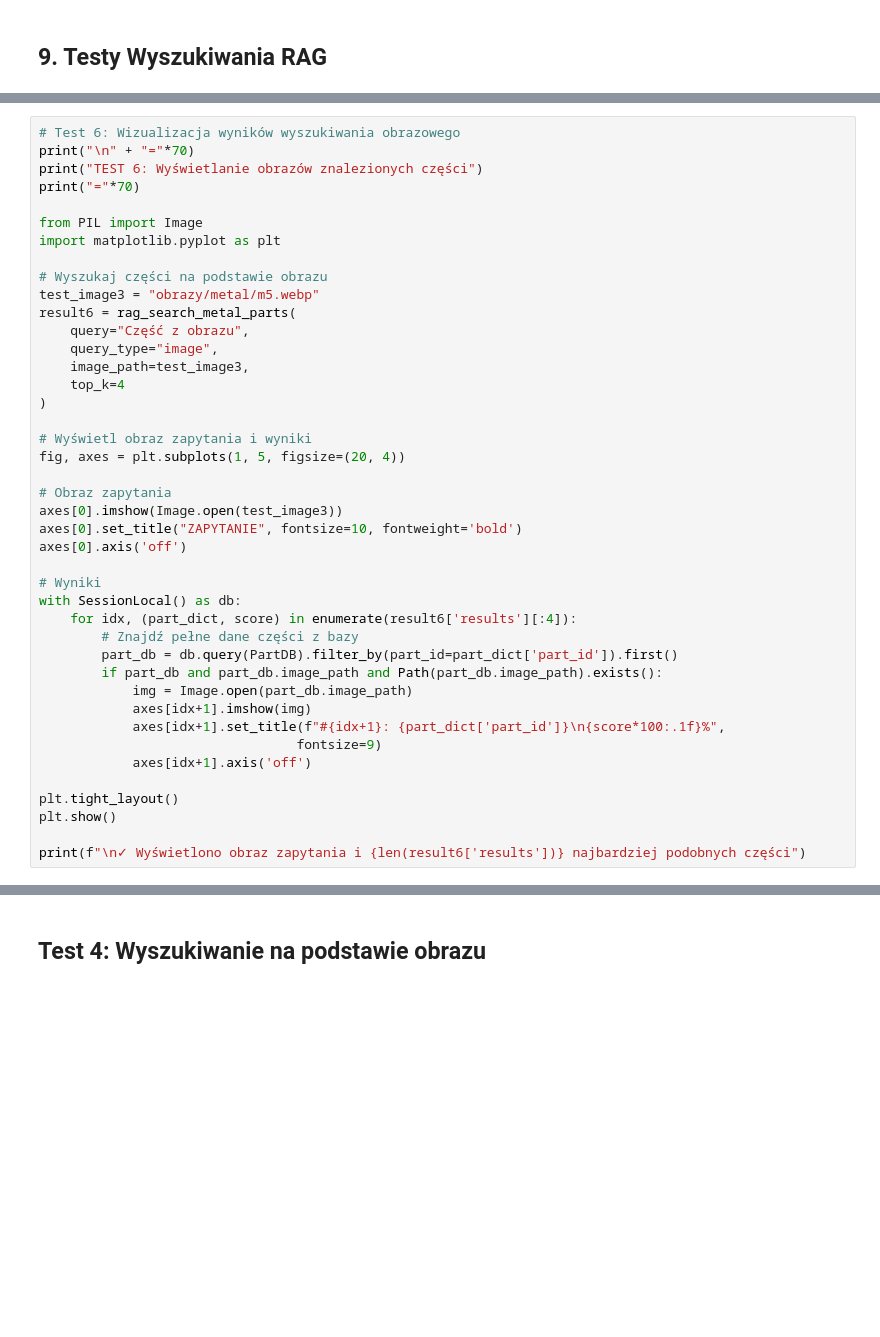
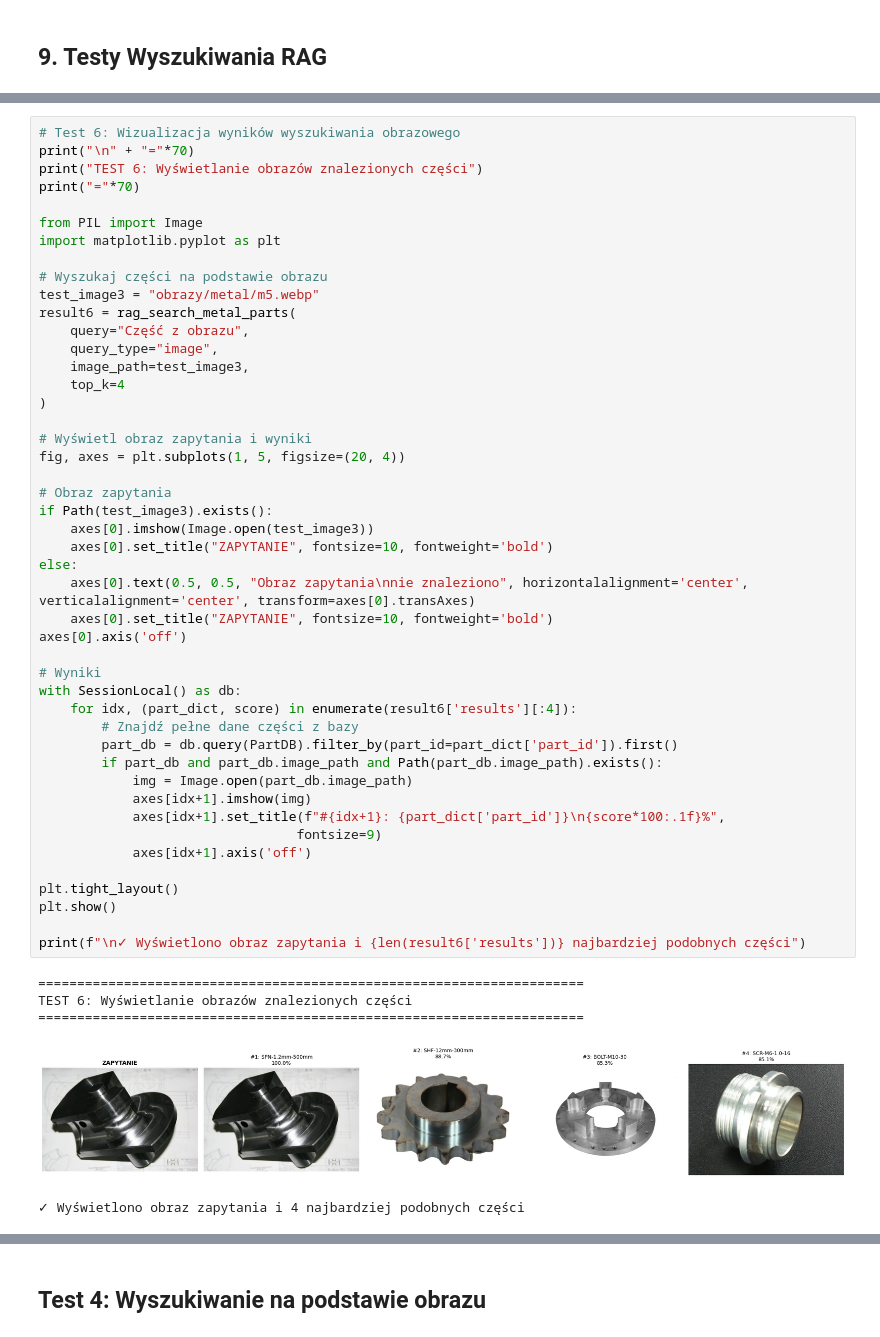
Before and after one commit to Hubi1001/Vision_Picture_RAG, a Jupyter notebook: metal_parts_rag.ipynb, the cells around one changed output, grey strips where cells are left out. Cells and saved outputs as stored; diff of their text form; blank space fills up the shorter version.

```diff
--- a/metal_parts_rag.ipynb
+++ b/metal_parts_rag.ipynb
@@ -624,35 +687,45 @@ import matplotlib.pyplot as plt
 test_image3 = "obrazy/metal/m5.webp"
 result6 = rag_search_metal_parts(
     query="Część z obrazu",
     query_type="image",
     image_path=test_image3,
     top_k=4
 )
 
 # Wyświetl obraz zapytania i wyniki
 fig, axes = plt.subplots(1, 5, figsize=(20, 4))
 
 # Obraz zapytania
-axes[0].imshow(Image.open(test_image3))
-axes[0].set_title("ZAPYTANIE", fontsize=10, fontweight='bold')
+if Path(test_image3).exists():
+    axes[0].imshow(Image.open(test_image3))
+    axes[0].set_title("ZAPYTANIE", fontsize=10, fontweight='bold')
+else:
+    axes[0].text(0.5, 0.5, "Obraz zapytania\nnie znaleziono", horizontalalignment='center', verticalalignment='center', transform=axes[0].transAxes)
+    axes[0].set_title("ZAPYTANIE", fontsize=10, fontweight='bold')
 axes[0].axis('off')
 
 # Wyniki
 with SessionLocal() as db:
     for idx, (part_dict, score) in enumerate(result6['results'][:4]):
         # Znajdź pełne dane części z bazy
         part_db = db.query(PartDB).filter_by(part_id=part_dict['part_id']).first()
         if part_db and part_db.image_path and Path(part_db.image_path).exists():
             img = Image.open(part_db.image_path)
             axes[idx+1].imshow(img)
             axes[idx+1].set_title(f"#{idx+1}: {part_dict['part_id']}\n{score*100:.1f}%",
                                  fontsize=9)
             axes[idx+1].axis('off')
 
 plt.tight_layout()
 plt.show()
 
 print(f"\n✓ Wyświetlono obraz zapytania i {len(result6['results'])} najbardziej podobnych części")
+# %% [output]
+======================================================================
+TEST 6: Wyświetlanie obrazów znalezionych części
+======================================================================
+[figure, added]
+✓ Wyświetlono obraz zapytania i 4 najbardziej podobnych części
 # %%
 # Test 5: Wyszukiwanie hybrydowe (tekst + obraz)
 print("\n" + "="*70)
```
Also changed, not shown: parts of 13 cells of this notebook.
